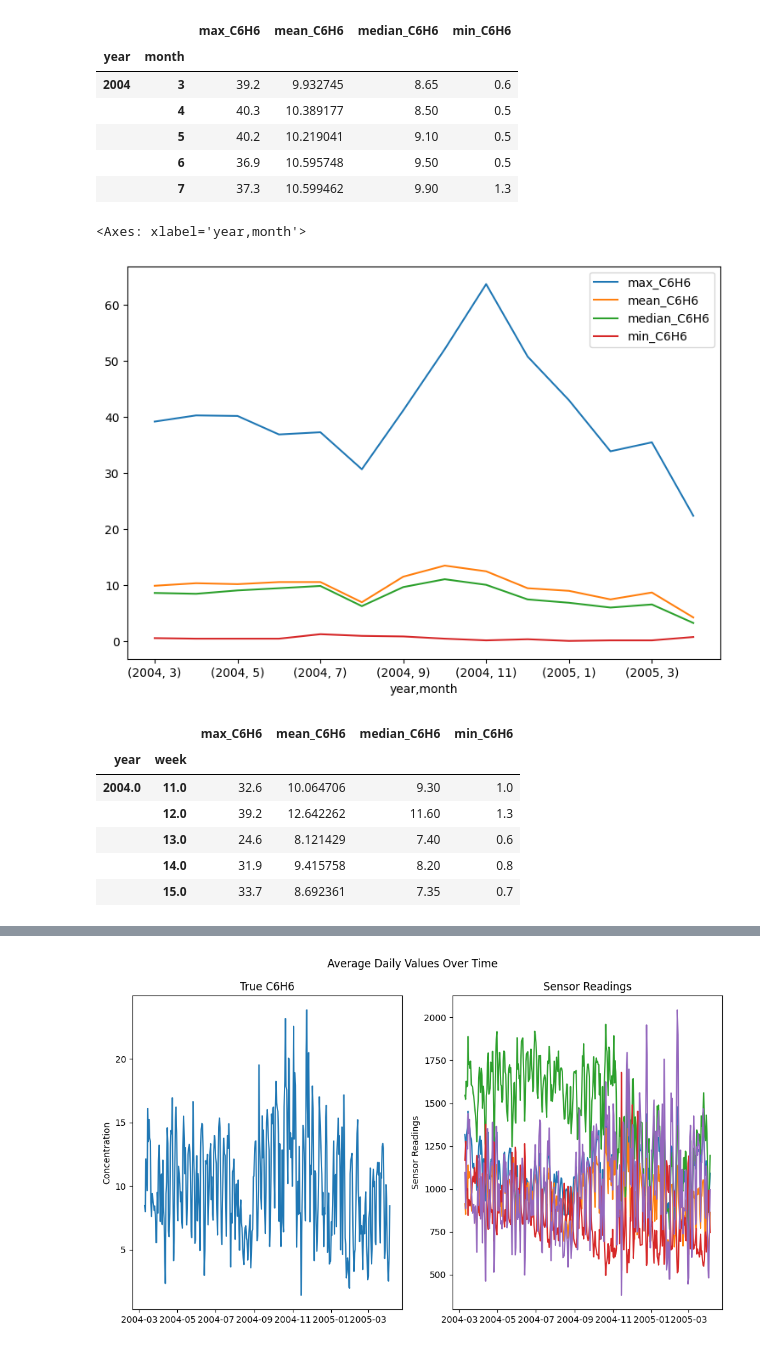
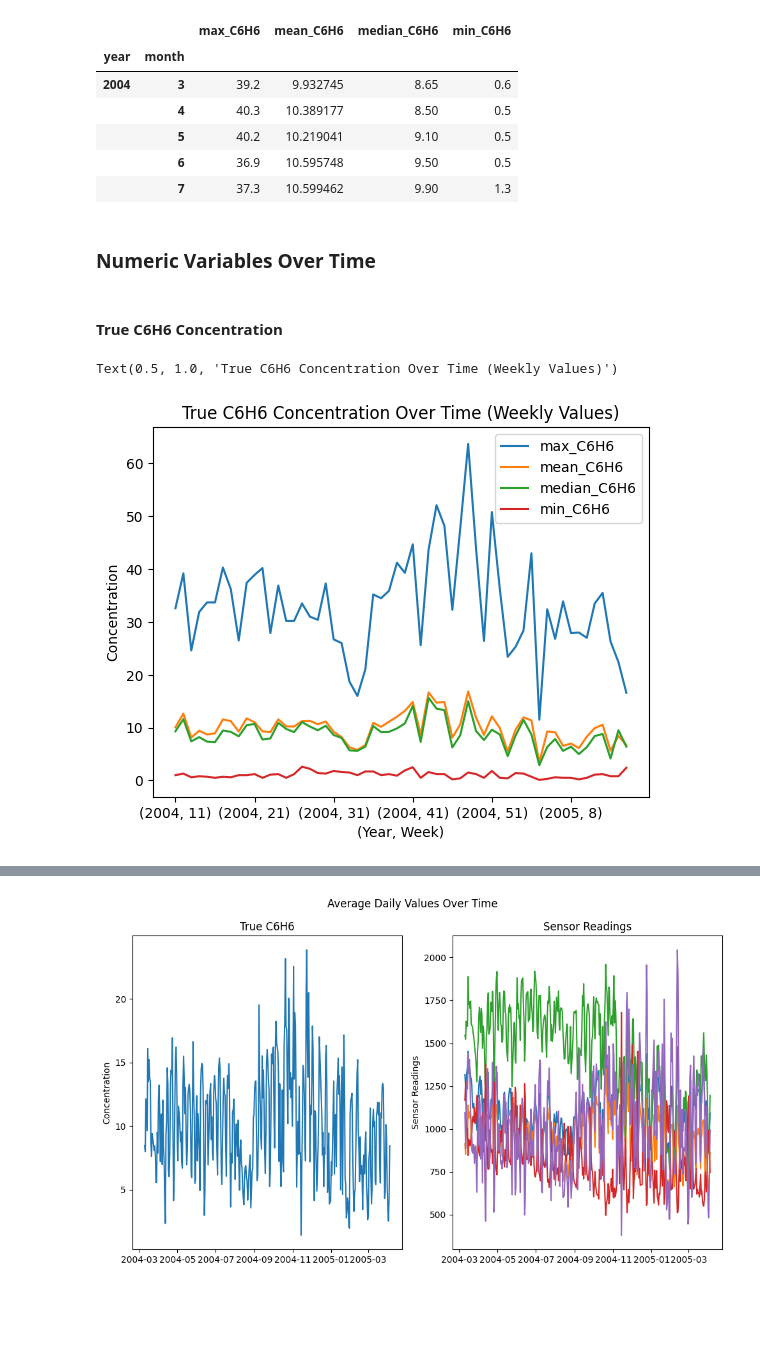
Before and after one commit to Alex-Devoid/ST-554-Project1, a Jupyter notebook: Task2/Task2.ipynb, the cells around one changed output, grey strips where cells are left out. Saved outputs shown, nothing was run; the diff lists cells and outputs as text; code cells hidden in the pictures; blank space fills up the shorter version.

```diff
--- a/Task2/Task2.ipynb
+++ b/Task2/Task2.ipynb
@@ -921,23 +921,20 @@ C6H6_monthly.head()
 |  | 5 | 40.2 | 10.219041 | 9.10 | 0.5 |
 |  | 6 | 36.9 | 10.595748 | 9.50 | 0.5 |
 |  | 7 | 37.3 | 10.599462 | 9.90 | 1.3 |
-# %%
-#true C6H6 summaries over time
-C6H6_monthly.plot(kind = "line", figsize = (9, 6))
-# %% [output]
-<Axes: xlabel='year,month'>
-[figure, removed]
+# %% [markdown]
+### Numeric Variables Over Time
+# %% [markdown]
+#### True C6H6 Concentration
 # %%
-C6H6_weekly = air_qu.groupby(["year", "week"]).agg(max_C6H6 = ("true_C6H6", "max"),
-                                                   mean_C6H6 = ("true_C6H6", "mean"),
-                                                   median_C6H6 = ("true_C6H6", "median"),
-                                                   min_C6H6 = ("true_C6H6", "min"))
-C6H6_weekly.head()
+air_qu.groupby(["year", "week"]).\
+    agg(max_C6H6 = ("true_C6H6", "max"),
+        mean_C6H6 = ("true_C6H6", "mean"),
+        median_C6H6 = ("true_C6H6", "median"),
+        min_C6H6 = ("true_C6H6", "min"))\
+    .plot(kind = "line")
+plt.xlabel("(Year, Week)")
+plt.ylabel("Concentration")
+plt.title("True C6H6 Concentration Over Time (Weekly Values)")
 # %% [output]
-|  |  | max_C6H6 | mean_C6H6 | median_C6H6 | min_C6H6 |
-| year | week |  |  |  |  |
-| 2004.0 | 11.0 | 32.6 | 10.064706 | 9.30 | 1.0 |
-|  | 12.0 | 39.2 | 12.642262 | 11.60 | 1.3 |
-|  | 13.0 | 24.6 | 8.121429 | 7.40 | 0.6 |
-|  | 14.0 | 31.9 | 9.415758 | 8.20 | 0.8 |
-|  | 15.0 | 33.7 | 8.692361 | 7.35 | 0.7 |
+Text(0.5, 1.0, 'True C6H6 Concentration Over Time (Weekly Values)')
+[figure, added]
```
Also changed, not shown: parts of 13 cells of this notebook.
